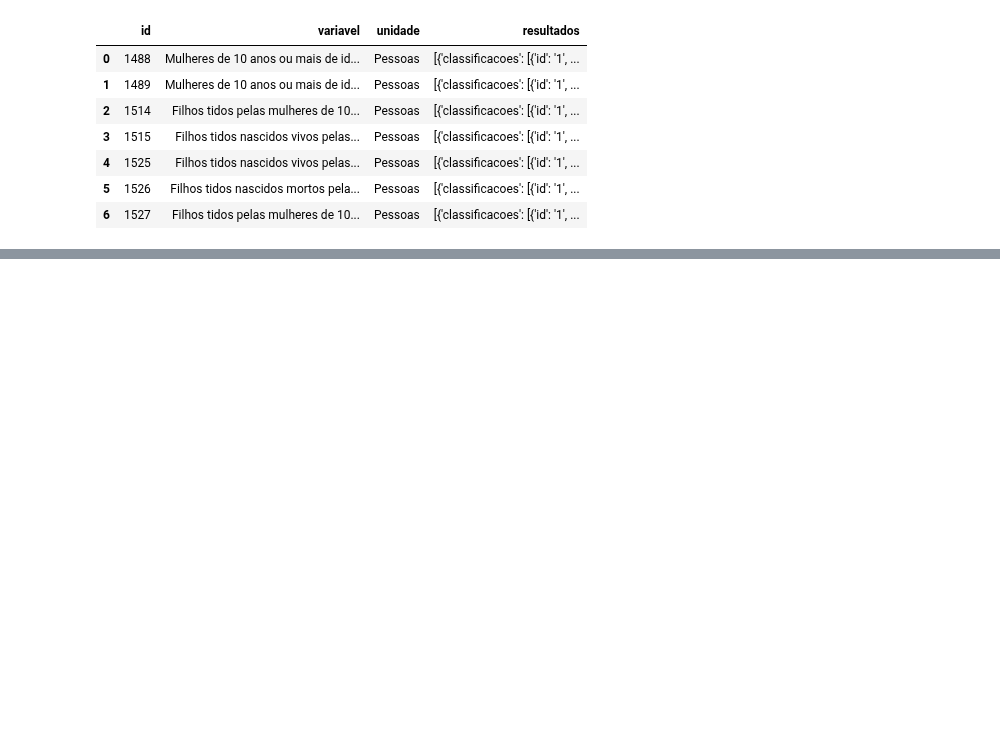
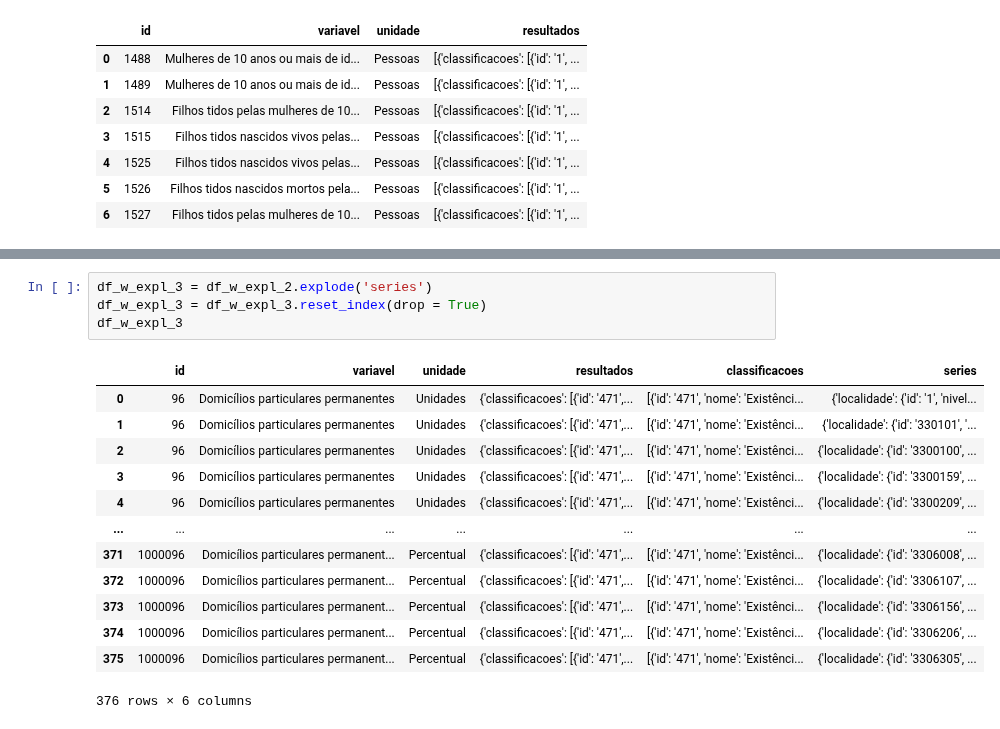
Before and after one commit to GDevigili/TCC-IBGE, a Jupyter notebook: src/notebooks/agregados.ipynb, the cells around one changed output, grey strips where cells are left out. Cells and saved outputs as stored; diff of their text form; blank space fills up the shorter version.

```diff
--- a/src/notebooks/agregados.ipynb
+++ b/src/notebooks/agregados.ipynb
@@ -325,0 +372,18 @@ make_df(df.explode('resultados')['resultados'][0]['series'])
+# %%
+df_w_expl_3 = df_w_expl_2.explode('series')
+df_w_expl_3 = df_w_expl_3.reset_index(drop = True)
+df_w_expl_3
+# %% [output]
+|  | id | variavel | unidade | resultados | classificacoes | series |
+| 0 | 96 | Domicílios particulares permanentes | Unidades | {'classificacoes': [{'id': '471',... | [{'id': '471', 'nome': 'Existênci... | {'localidade': {'id': '1', 'nivel... |
+| 1 | 96 | Domicílios particulares permanentes | Unidades | {'classificacoes': [{'id': '471',... | [{'id': '471', 'nome': 'Existênci... | {'localidade': {'id': '330101', '... |
+| 2 | 96 | Domicílios particulares permanentes | Unidades | {'classificacoes': [{'id': '471',... | [{'id': '471', 'nome': 'Existênci... | {'localidade': {'id': '3300100', ... |
+| 3 | 96 | Domicílios particulares permanentes | Unidades | {'classificacoes': [{'id': '471',... | [{'id': '471', 'nome': 'Existênci... | {'localidade': {'id': '3300159', ... |
+| 4 | 96 | Domicílios particulares permanentes | Unidades | {'classificacoes': [{'id': '471',... | [{'id': '471', 'nome': 'Existênci... | {'localidade': {'id': '3300209', ... |
+| ... | ... | ... | ... | ... | ... | ... |
+| 371 | 1000096 | Domicílios particulares permanent... | Percentual | {'classificacoes': [{'id': '471',... | [{'id': '471', 'nome': 'Existênci... | {'localidade': {'id': '3306008', ... |
+| 372 | 1000096 | Domicílios particulares permanent... | Percentual | {'classificacoes': [{'id': '471',... | [{'id': '471', 'nome': 'Existênci... | {'localidade': {'id': '3306107', ... |
+| 373 | 1000096 | Domicílios particulares permanent... | Percentual | {'classificacoes': [{'id': '471',... | [{'id': '471', 'nome': 'Existênci... | {'localidade': {'id': '3306156', ... |
+| 374 | 1000096 | Domicílios particulares permanent... | Percentual | {'classificacoes': [{'id': '471',... | [{'id': '471', 'nome': 'Existênci... | {'localidade': {'id': '3306206', ... |
+| 375 | 1000096 | Domicílios particulares permanent... | Percentual | {'classificacoes': [{'id': '471',... | [{'id': '471', 'nome': 'Existênci... | {'localidade': {'id': '3306305', ... |
+376 rows × 6 columns
```
Also changed, not shown: parts of 15 cells of this notebook, 1 other file.
